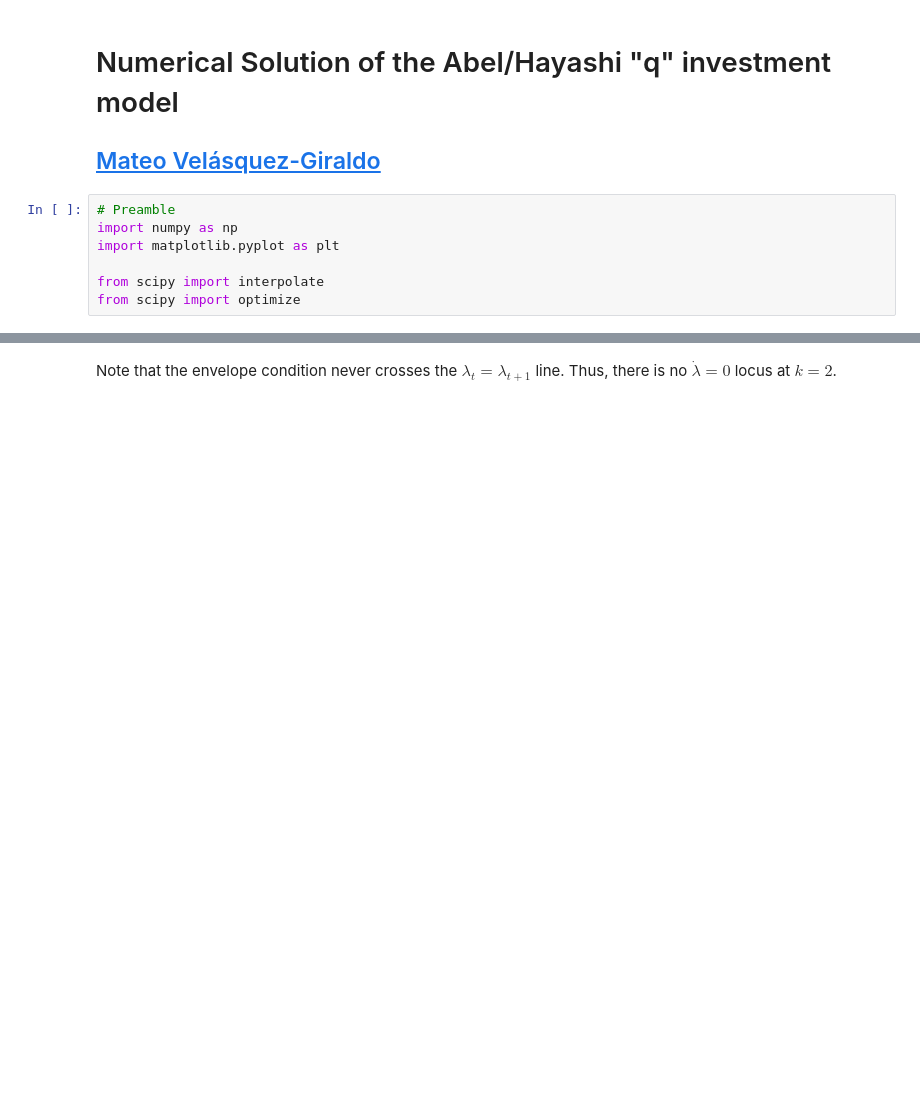
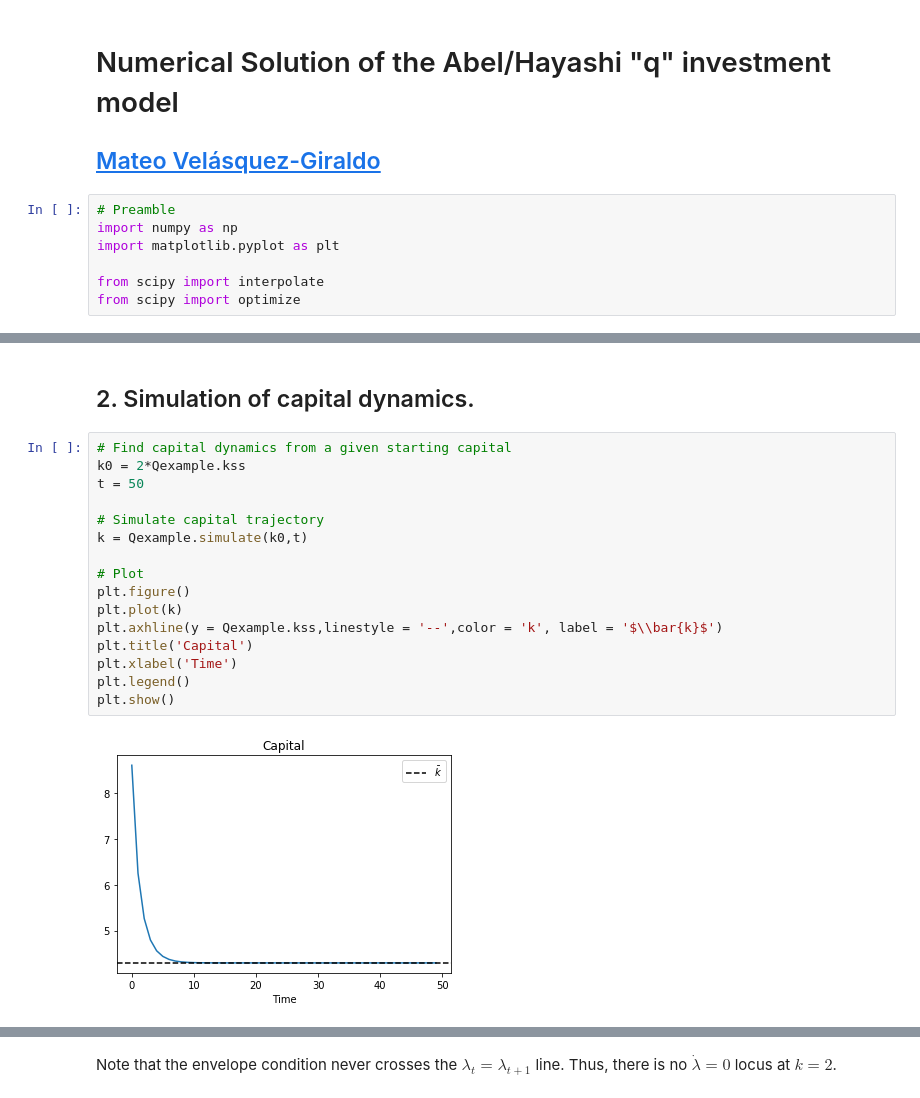
Before and after one commit to Mv77/Q_Investment, a Jupyter notebook: q_investment_model.ipynb, the cells around one changed output, grey strips where cells are left out. Saved outputs shown, nothing was run; the diff lists cells and outputs as text; blank space fills up the shorter version.

```diff
--- a/q_investment_model.ipynb
+++ b/q_investment_model.ipynb
@@ -248,0 +302,20 @@ class Qmod:
+# %% [markdown]
+## 2. Simulation of capital dynamics.
+# %%
+# Find capital dynamics from a given starting capital
+k0 = 2*Qexample.kss
+t = 50
+
+# Simulate capital trajectory
+k = Qexample.simulate(k0,t)
+
+# Plot
+plt.figure()
+plt.plot(k)
+plt.axhline(y = Qexample.kss,linestyle = '--',color = 'k', label = '$\\bar{k}$')
+plt.title('Capital')
+plt.xlabel('Time')
+plt.legend()
+plt.show()
+# %% [output]
+[figure, added]
```
Also changed, not shown: parts of 10 cells of this notebook, 1 other file.
